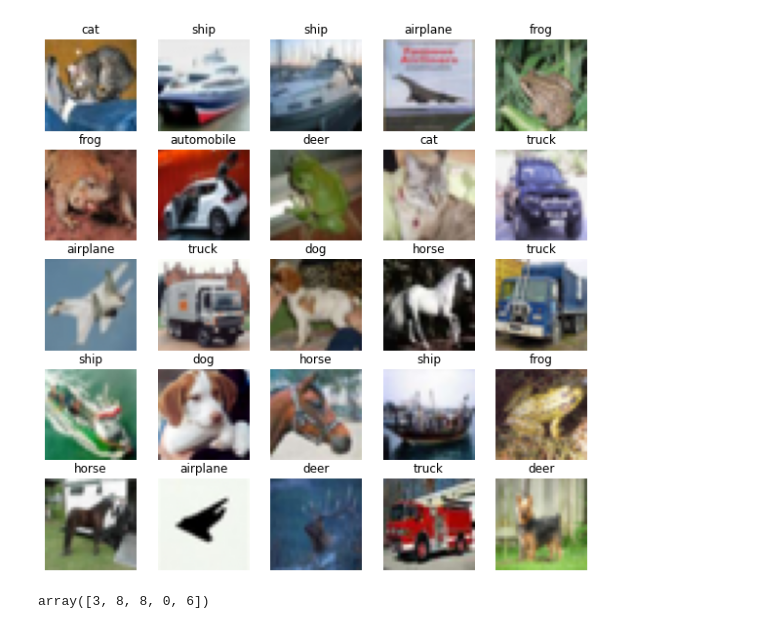
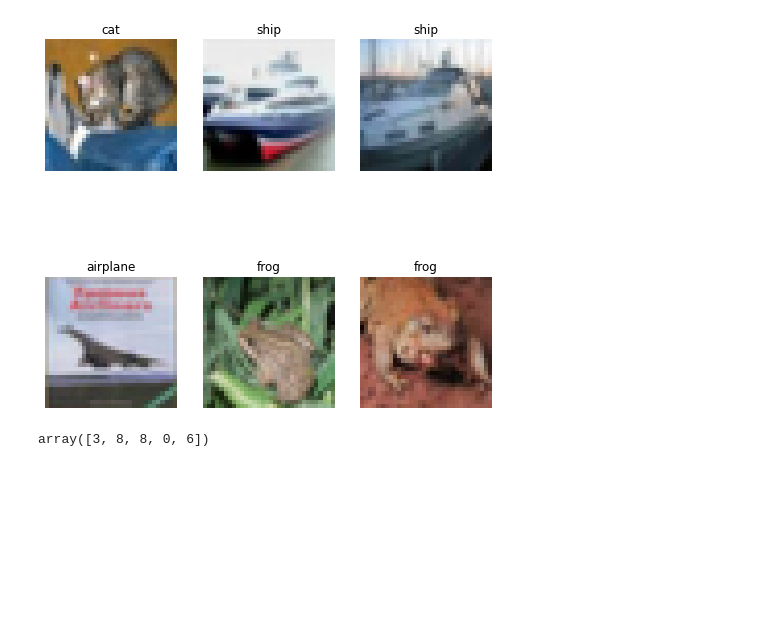
Before and after one commit to MohitM-AG/Projects, a Jupyter notebook: Image_classification_using_CNN.ipynb, the cells around one changed output. Drawn from its saved outputs; the diff is of its cells as text; code cells hidden in the pictures; blank space fills up the shorter version.

```diff
--- a/Image_classification_using_CNN.ipynb
+++ b/Image_classification_using_CNN.ipynb
@@ -44,0 +33,9 @@ plot_sample(train_images, train_labels, 5)
+# %%
+# plot_sample(train_images, train_labels, 11)
+fig, axes = plt.subplots(5, 5, figsize=(10, 10))
+axes = axes.ravel()
+for i in range(25):
+    axes[i].imshow(train_images[i])
+    axes[i].set_title(classes[train_labels[i]])
+    axes[i].axis('off')
+plt.show()
@@ -101,10 +97,15 @@ Non-trainable params: 896
 _________________________________________________________________
 # %%
-EPOCHS = 20
+EPOCHS = 100
 train_images_scaled = train_images / 255.
 
+es_callback = tf.keras.callbacks.EarlyStopping(monitor='val_loss', patience=2,
+restore_best_weights=True,
+verbose=1)
+
+
 history = model.fit(train_images_scaled, train_labels,
-batch_size=64,
+batch_size=64, callbacks=[es_callback],
 validation_split = 0.1, epochs=EPOCHS,
 verbose=1)
 # %% [output]
@@ -140,9 +141,9 @@ history_df[['accuracy', 'val_accuracy']].plot(kind='line', ax=ax[1]);
 test_images_scaled = test_images / 255.
 predictions = model.predict(test_images_scaled)
 
-fig, axes = plt.subplots(5, 5, figsize=(10, 10))
+fig, axes = plt.subplots(2, 3, figsize=(8,8))
 axes = axes.ravel()
-for i in range(25):
+for i in range(6):
     axes[i].imshow(test_images_scaled[i])
     axes[i].set_title(classes[np.argmax(predictions[i])])
     axes[i].axis('off')
@@ -152,4 +153,4 @@ plt.show()
-[figure, old version]
+[figure, new version]
 # %%
 prediction_labels = np.argmax(predictions, axis=1)
 prediction_labels[:5]
```
Also changed, not shown: parts of 11 cells of this notebook.
